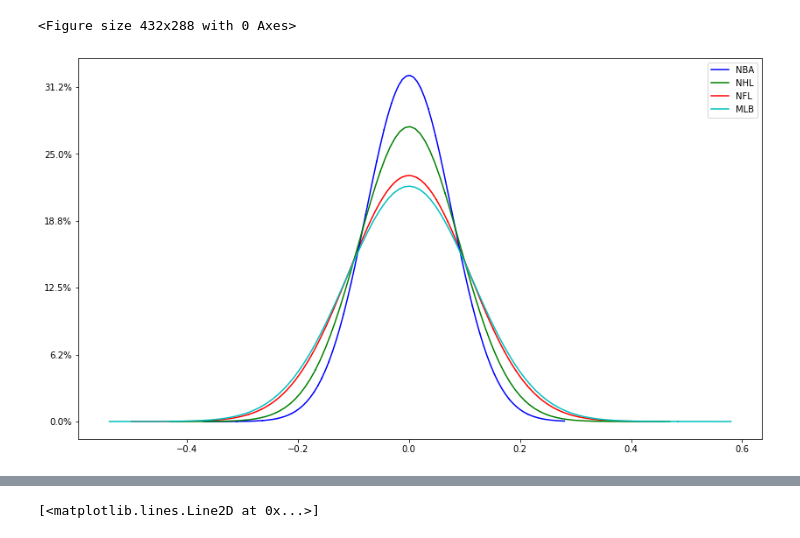
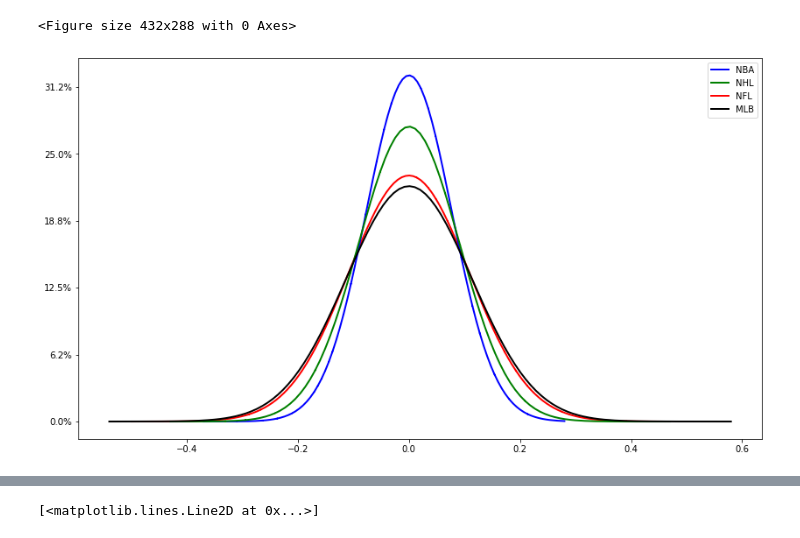
Before and after one commit to conner-mcnicholas/jupyter_notebooks, a Jupyter notebook: SPORT PLOTS.ipynb, the cells around one changed output, grey strips where cells are left out. Drawn from its saved outputs; the diff is of its cells as text; code cells hidden in the pictures.

```diff
--- a/SPORT PLOTS.ipynb
+++ b/SPORT PLOTS.ipynb
@@ -145,11 +152,11 @@ y3 = norm.pdf(x3, mu, sigma)
 # %%
 fig, ax = plt.subplots(figsize=(14, 8))
 plt.gca().yaxis.set_major_formatter(PercentFormatter(16))
 nfl, = plt.plot(x, y, 'r-',label='NFL')
 nba, = plt.plot(x1, y1, 'b-',label='NBA')
 nhl, = plt.plot(x2, y2, 'g-',label='NHL')
-mlb, = plt.plot(x3, y3, 'c-',label='MLB')
+mlb, = plt.plot(x3, y3, 'k-',label='MLB')
 plt.legend(handles=[nba,nhl,nfl,mlb])
 plt.show()
 # %% [output]
-[figure, old version]
+[figure, new version]
```
Also changed, not shown: parts of 16 cells of this notebook.
